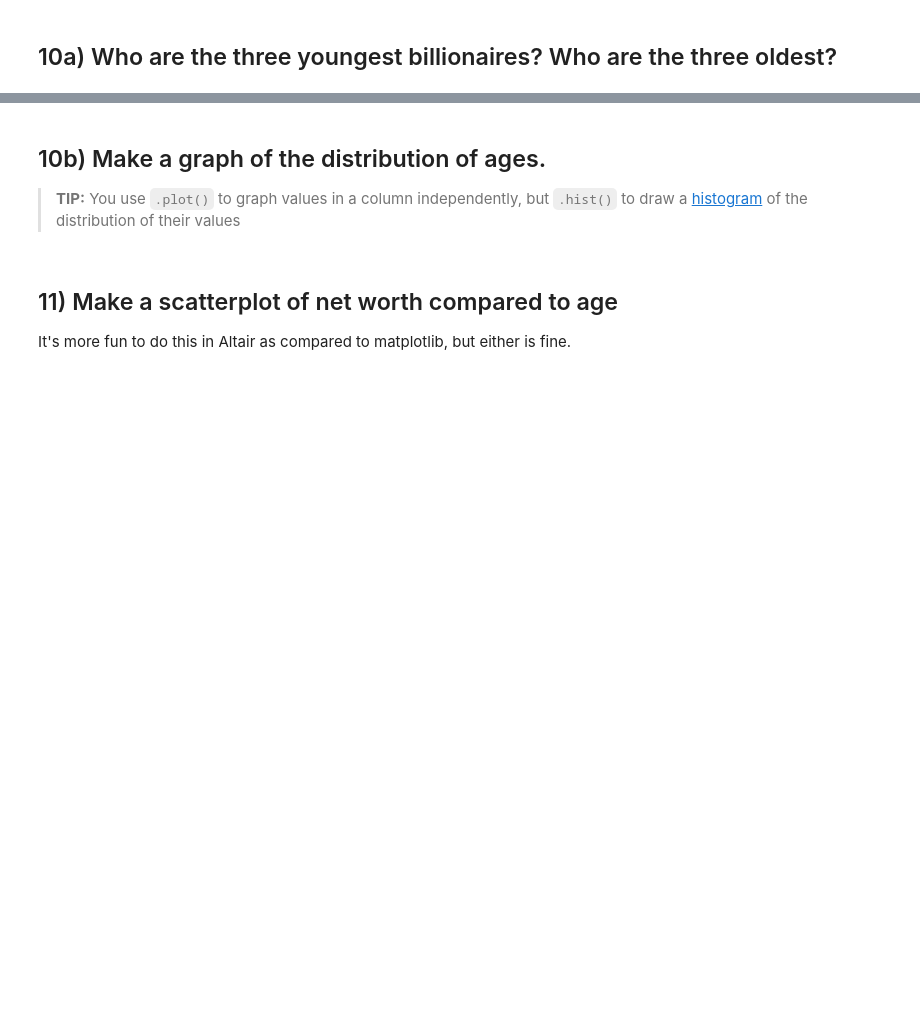
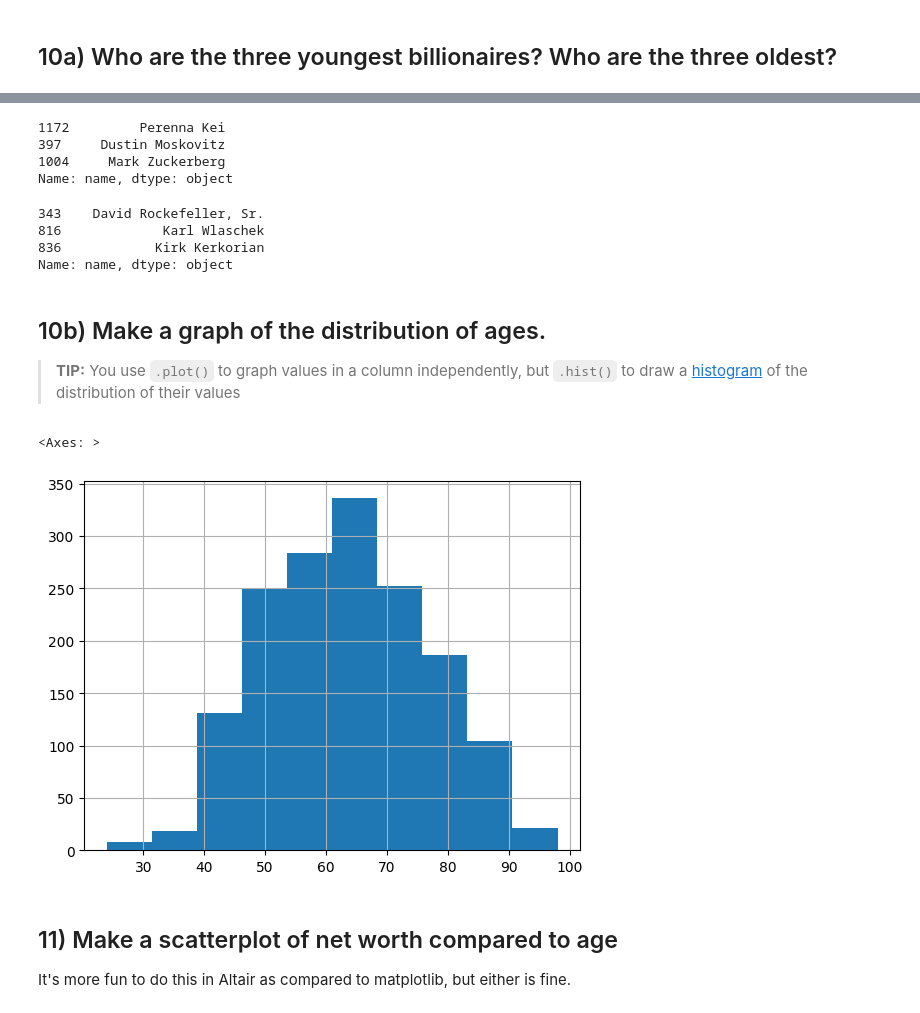
Before and after one commit to yiren54610/06-homework, a Jupyter notebook: 02-Billionaires.ipynb, the cells around one changed output, grey strips where cells are left out. Cells and saved outputs as stored; diff of their text form; code cells hidden in the pictures; blank space fills up the shorter version.

```diff
--- a/02-Billionaires.ipynb
+++ b/02-Billionaires.ipynb
@@ -77,7 +248,28 @@ I am **not** asking which country has the most billionaires - this is **total am
+# %%
+df.sort_values(by='age',ascending=True)['name'].head(3)
+# %% [output]
+1172         Perenna Kei
+397     Dustin Moskovitz
+1004     Mark Zuckerberg
+Name: name, dtype: object
+# %%
+# oldest
+df.sort_values(by='age',ascending=False).head(3)
+df.sort_values(by='age',ascending=False)['name'].head(3)
+# %% [output]
+343    David Rockefeller, Sr.
+816             Karl Wlaschek
+836            Kirk Kerkorian
+Name: name, dtype: object
 # %% [markdown]
 ## 10b) Make a graph of the distribution of ages.
 
 > **TIP:** You use `.plot()` to graph values in a column independently, but `.hist()` to draw a [histogram](https://www.mathsisfun.com/data/histograms.html) of the distribution of their values
+# %%
+df['age'].hist()
+# %% [output]
+<Axes: >
+[figure, added]
 # %% [markdown]
 ## 11) Make a scatterplot of net worth compared to age
 
```
Also changed, not shown: parts of 26 cells of this notebook.
